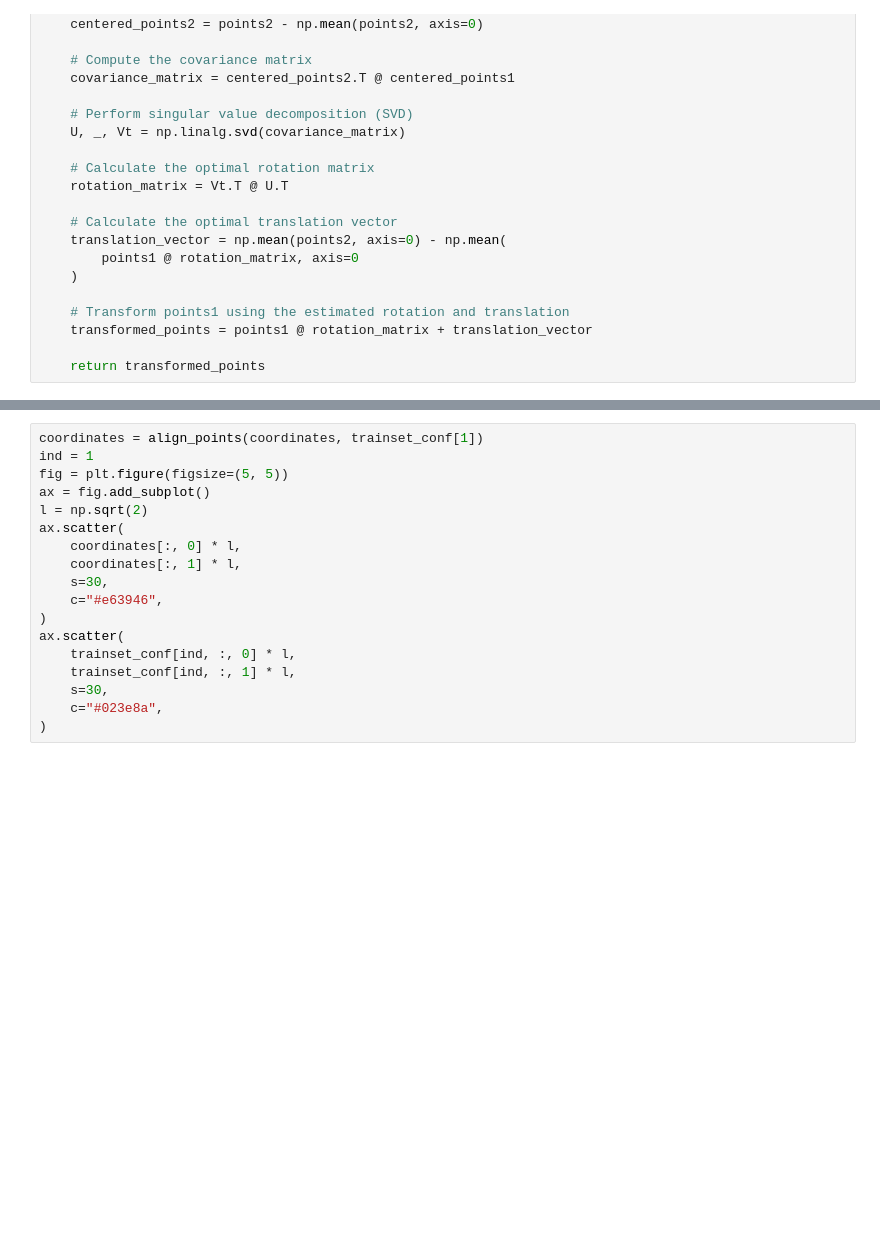
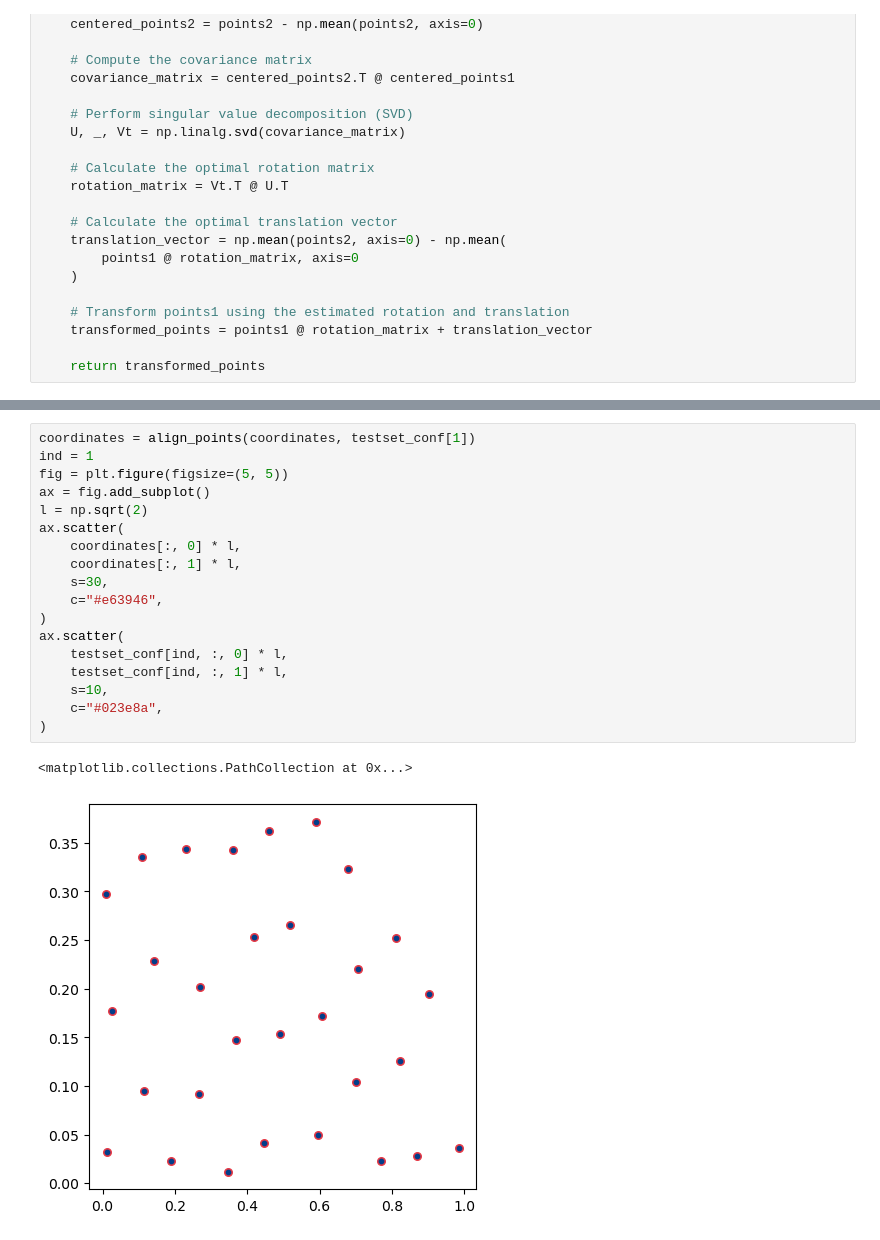
Before and after one commit to group9ine/variational-autoencoders, a Jupyter notebook: VAE-Training.ipynb, the cells around one changed output, grey strips where cells are left out. Saved outputs shown, nothing was run; the diff lists cells and outputs as text; blank space fills up the shorter version.

```diff
--- a/VAE-Training.ipynb
+++ b/VAE-Training.ipynb
@@ -360,18 +388,21 @@ Apply to whole dataset
 # %%
-coordinates = align_points(coordinates, trainset_conf[1])
+coordinates = align_points(coordinates, testset_conf[1])
 ind = 1
 fig = plt.figure(figsize=(5, 5))
 ax = fig.add_subplot()
 l = np.sqrt(2)
 ax.scatter(
     coordinates[:, 0] * l,
     coordinates[:, 1] * l,
     s=30,
     c="#e63946",
 )
 ax.scatter(
-    trainset_conf[ind, :, 0] * l,
-    trainset_conf[ind, :, 1] * l,
-    s=30,
+    testset_conf[ind, :, 0] * l,
+    testset_conf[ind, :, 1] * l,
+    s=10,
     c="#023e8a",
 )
+# %% [output]
+<matplotlib.collections.PathCollection at 0x...>
+[figure, added]
```
Also changed, not shown: parts of 16 cells of this notebook.
